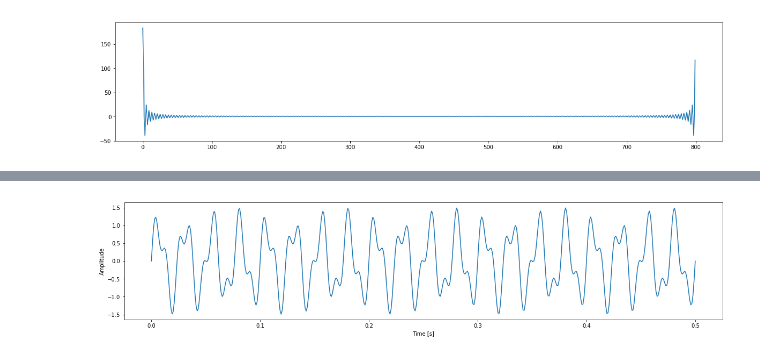
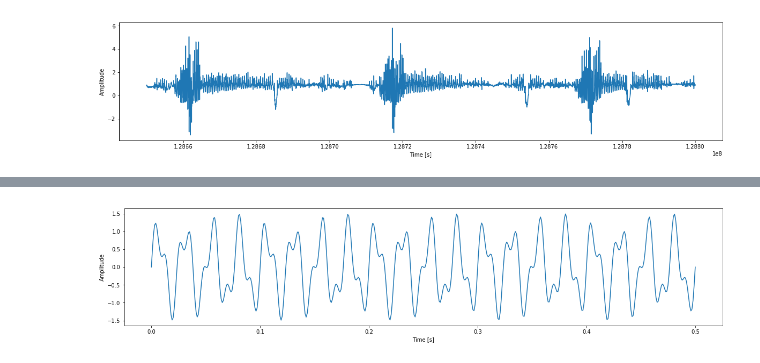
Before and after one commit to DataSEARCH-UOM/cricket_analytics, a Jupyter notebook: fft/fft.ipynb, the cells around one changed output, grey strips where cells are left out. Saved outputs shown, nothing was run; the diff lists cells and outputs as text; code cells hidden in the pictures.

```diff
--- a/fft/fft.ipynb
+++ b/fft/fft.ipynb
@@ -36,7 +43,11 @@ plt.show()
-# %%
-yf = scipy.fftpack.fft(arr[:,1][0:200],800)
-fig = plt.figure(figsize=[20,4])
-plt.plot(yf[0:])
-plt.show()
-# %% [output]
-[figure, removed]
+# %%
+selected_df = df.loc[(df['x']>128650000) & (df['x']<128800000)]
+t_s=selected_df['x']
+s_s=selected_df['y']
+fig = plt.figure(figsize=[20,4])
+plt.ylabel("Amplitude")
+plt.xlabel("Time [s]")
+plt.plot(t_s, s_s)
+plt.show()
+# %% [output]
+[figure, added]
```
Also changed, not shown: parts of 8 cells of this notebook, 3 other files.
